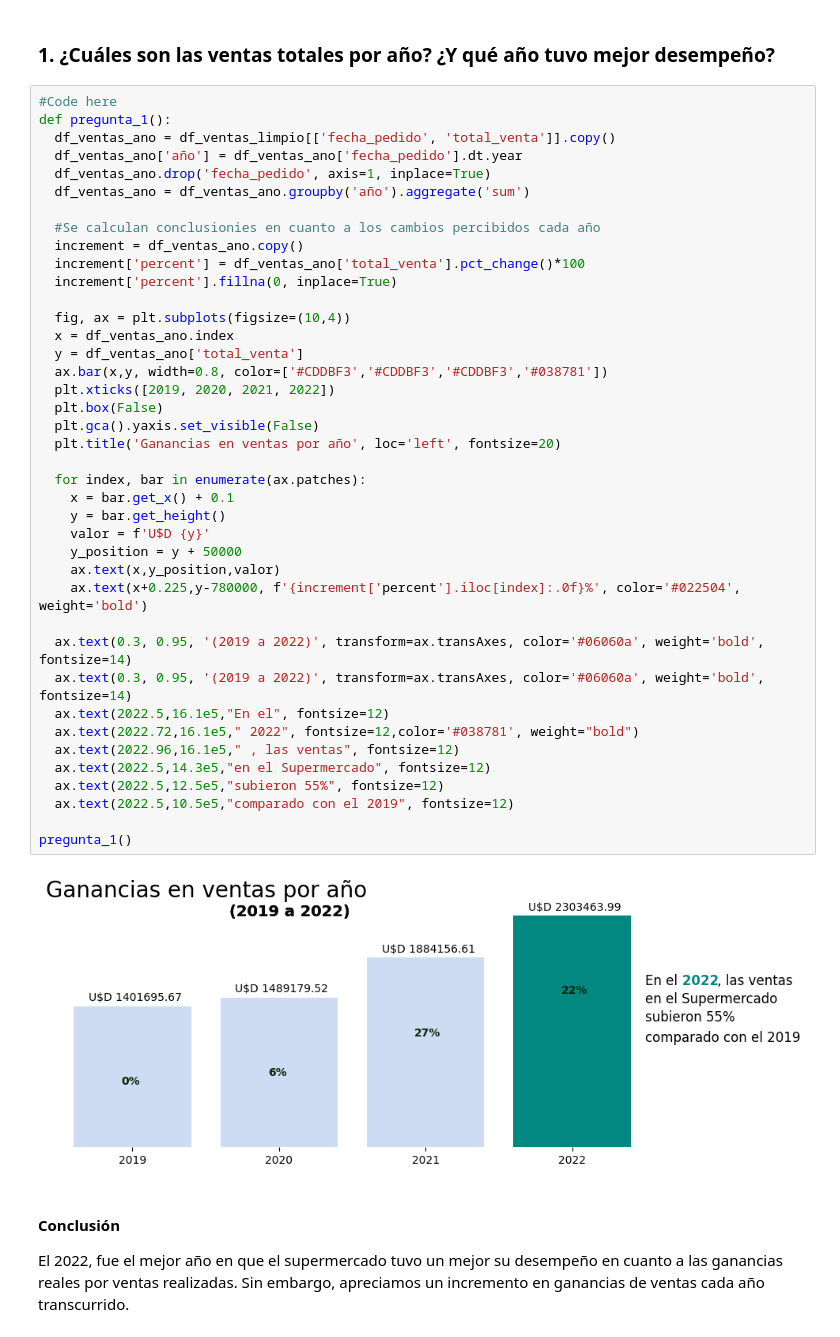
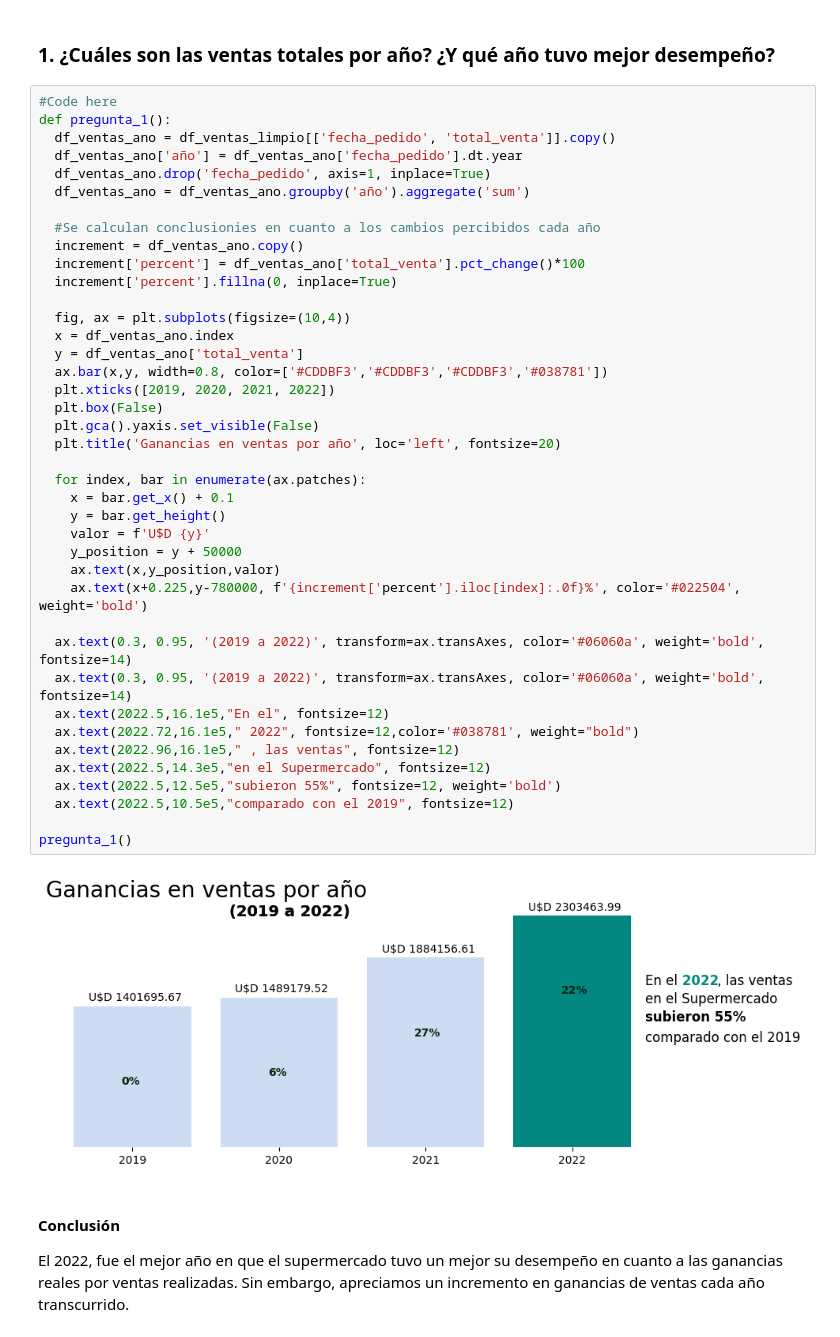
Before and after one commit to pabloing93/supermarket-sales-analysis, a Jupyter notebook: Supermarket_Sales_Analysis.ipynb, the cells around one changed output. Cells and saved outputs as stored; diff of their text form.

```diff
--- a/Supermarket_Sales_Analysis.ipynb
+++ b/Supermarket_Sales_Analysis.ipynb
@@ -158,35 +158,35 @@ def pregunta_1():
   increment['percent'] = df_ventas_ano['total_venta'].pct_change()*100
   increment['percent'].fillna(0, inplace=True)
 
   fig, ax = plt.subplots(figsize=(10,4))
   x = df_ventas_ano.index
   y = df_ventas_ano['total_venta']
   ax.bar(x,y, width=0.8, color=['#CDDBF3','#CDDBF3','#CDDBF3','#038781'])
   plt.xticks([2019, 2020, 2021, 2022])
   plt.box(False)
   plt.gca().yaxis.set_visible(False)
   plt.title('Ganancias en ventas por año', loc='left', fontsize=20)
 
   for index, bar in enumerate(ax.patches):
     x = bar.get_x() + 0.1
     y = bar.get_height()
     valor = f'U$D {y}'
     y_position = y + 50000
     ax.text(x,y_position,valor)
     ax.text(x+0.225,y-780000, f'{increment['percent'].iloc[index]:.0f}%', color='#022504', weight='bold')
 
   ax.text(0.3, 0.95, '(2019 a 2022)', transform=ax.transAxes, color='#06060a', weight='bold', fontsize=14)
   ax.text(0.3, 0.95, '(2019 a 2022)', transform=ax.transAxes, color='#06060a', weight='bold', fontsize=14)
   ax.text(2022.5,16.1e5,"En el", fontsize=12)
   ax.text(2022.72,16.1e5," 2022", fontsize=12,color='#038781', weight="bold")
   ax.text(2022.96,16.1e5," , las ventas", fontsize=12)
   ax.text(2022.5,14.3e5,"en el Supermercado", fontsize=12)
-  ax.text(2022.5,12.5e5,"subieron 55%", fontsize=12)
+  ax.text(2022.5,12.5e5,"subieron 55%", fontsize=12, weight='bold')
   ax.text(2022.5,10.5e5,"comparado con el 2019", fontsize=12)
 
 pregunta_1()
 # %% [output]
-[figure, old version]
+[figure, new version]
 # %% [markdown]
 #### Conclusión
 
```
Also changed, not shown: parts of 2 cells of this notebook.
